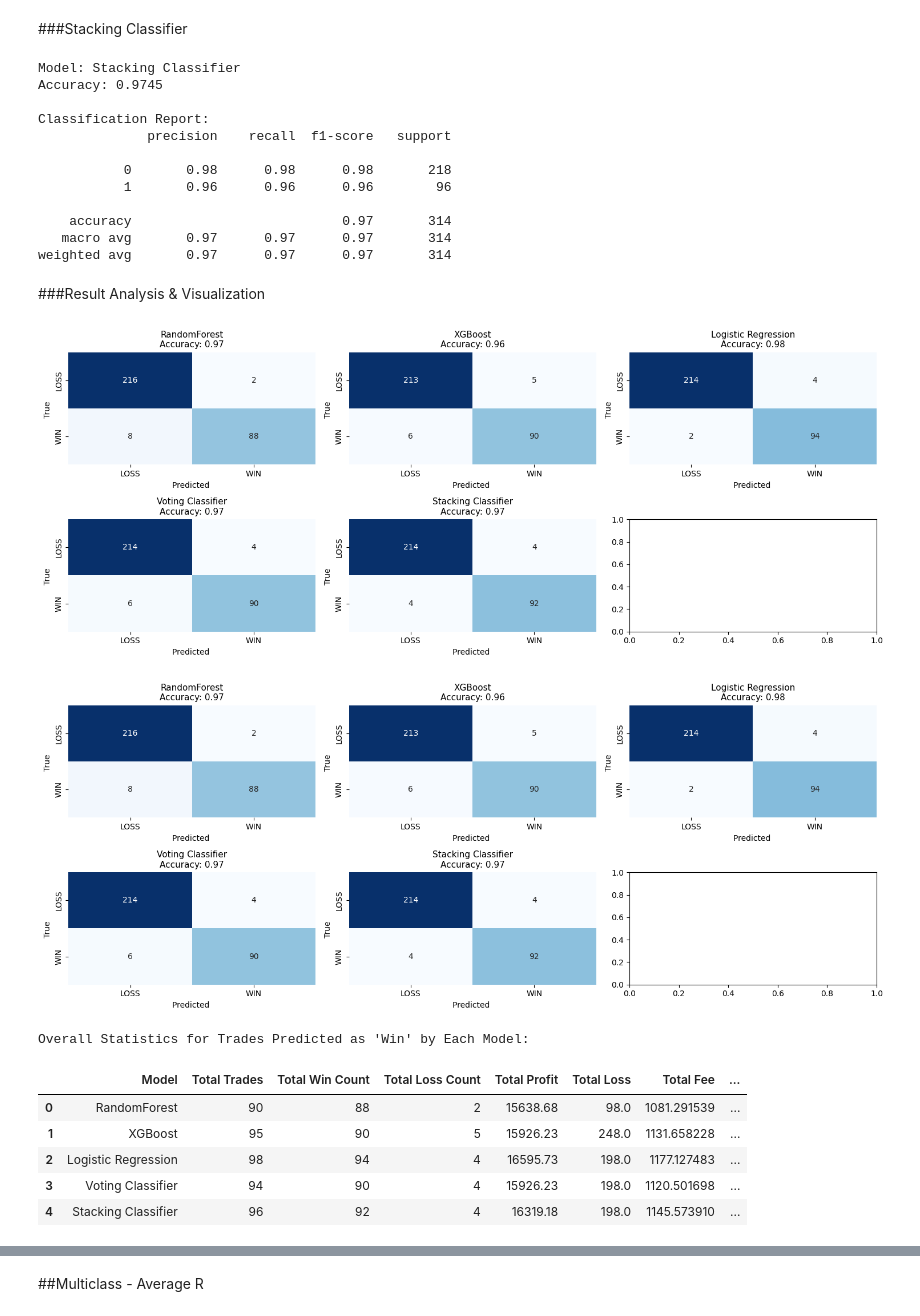
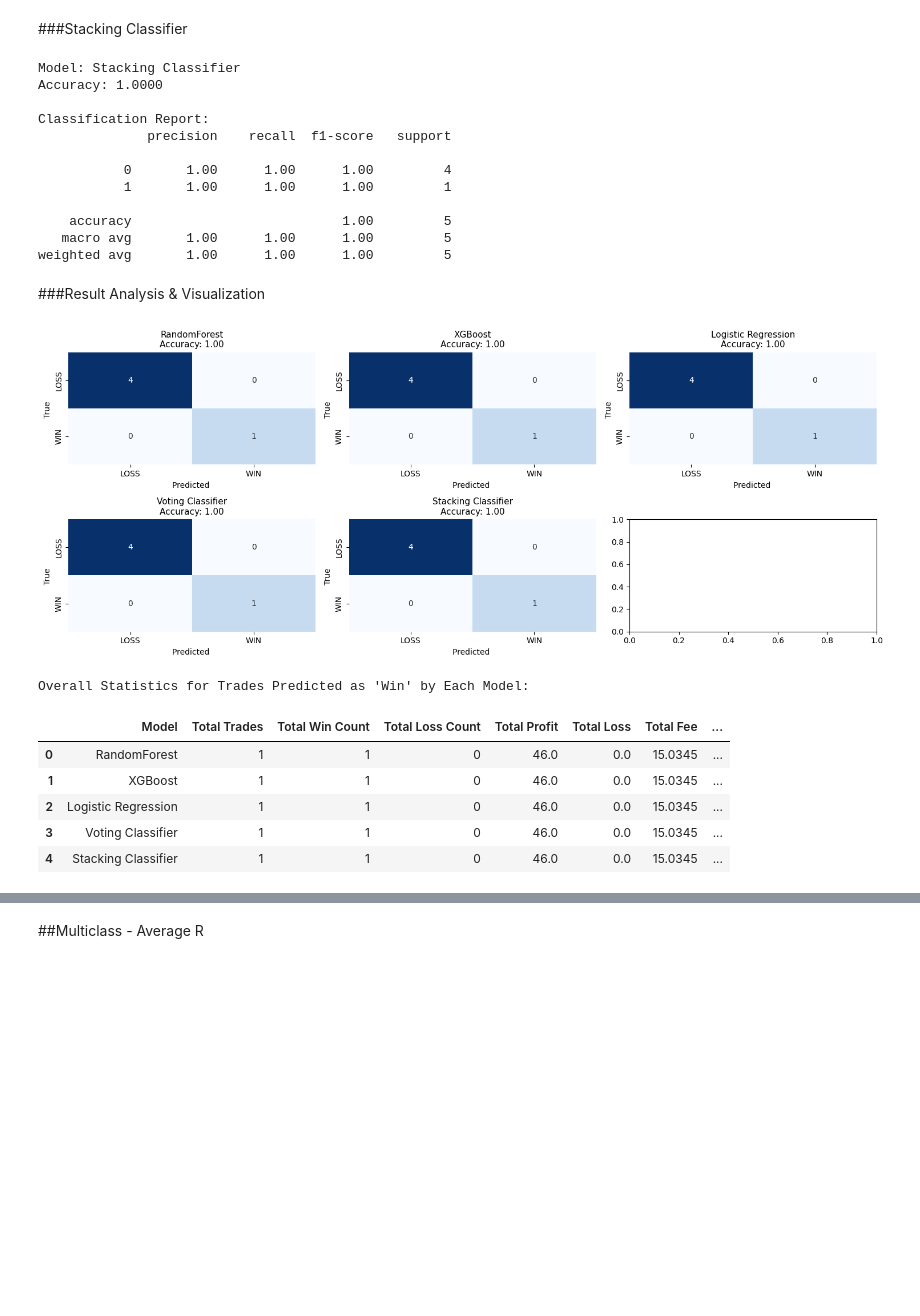
Before and after one commit to MIARD/SMC, a Jupyter notebook: SMC_ML.ipynb, the cells around one changed output, grey strips where cells are left out. Cells and saved outputs as stored; diff of their text form; code cells hidden in the pictures; blank space fills up the shorter version.

```diff
--- a/SMC_ML.ipynb
+++ b/SMC_ML.ipynb
@@ -462,7 +462,7 @@ def predict_trade_result(model, input_features_df, training_feature_cols):
 # %% [markdown]
 #Stats & Visualizations Functions
 # %%
-def plot_confusion_matrices_horizontal(y_true, predictions, model_names, ticks=['LOSS', 'WIN']):
+def plot_confusion_matrices_horizontal(y_true, predictions, model_names, ticks=['LOSS', 'WIN'], multi=False):
     num_models = len(predictions)
     if num_models == 0 or len(predictions) != len(model_names):
         print("Invalid input for plotting confusion matrices.")
@@ -478,7 +478,7 @@ def plot_confusion_matrices_horizontal(y_true, predictions, model_names, ticks=[
         if i == 3:
             r = 1
 
-        if len(ticks) > 2:
+        if multi == True:
             ticks_u = np.union1d(y_true, y_pred)
             p_txt = f"Missing: {np.setdiff1d(ticks, y_pred).tolist()}"
             t_txt = f"Missing: {np.setdiff1d(ticks, y_true).tolist()}"
@@ -769,8 +769,8 @@ def show_ptarget_feature(features, prediction_target):
 def split_data(features, prediction_target):
     # X contains the features, y contains the target variable
     # X_train_P, X_test_P, y_train, y_test = train_test_split(features, prediction_target, test_size=0.1, random_state=42, stratify=prediction_target['Result_R'])
-    X_train_P, X_test_P, y_train, y_test = train_test_split( features, prediction_target, test_size=0.1, shuffle=False)
-    # X_train_P, X_test_P, y_train, y_test = train_test_split( features, prediction_target, test_size=20, shuffle=False)
+    # X_train_P, X_test_P, y_train, y_test = train_test_split( features, prediction_target, test_size=0.1, shuffle=False)
+    X_train_P, X_test_P, y_train, y_test = train_test_split( features, prediction_target, test_size=5, shuffle=False)
 
     X_train = X_train_P.drop(columns=['R', 'Profit', 'Loss', 'Fee', 'Trade Duration (hours)','Profit/Loss'], errors='ignore')
     X_test = X_test_P.drop(columns=['R', 'Profit', 'Loss', 'Fee', 'Trade Duration (hours)','Profit/Loss'], errors='ignore')
@@ -1045,28 +1045,27 @@ S_model,y_pred_S, S_accuracy, S_class_report = S(X_train, X_test, y_train, y_tes
 show_model_result("Stacking Classifier", S_accuracy, S_class_report)
 # %% [output]
 Model: Stacking Classifier
-Accuracy: 0.9745
+Accuracy: 1.0000
 
 Classification Report:
               precision    recall  f1-score   support
 
-           0       0.98      0.98      0.98       218
-           1       0.96      0.96      0.96        96
+           0       1.00      1.00      1.00         4
+           1       1.00      1.00      1.00         1
 
-    accuracy                           0.97       314
-   macro avg       0.97      0.97      0.97       314
-weighted avg       0.97      0.97      0.97       314
+    accuracy                           1.00         5
+   macro avg       1.00      1.00      1.00         5
+weighted avg       1.00      1.00      1.00         5
 # %% [markdown]
 ###Result Analysis & Visualization
 # %%
 model_names = ['RandomForest', 'XGBoost', 'Logistic Regression', 'Voting Classifier', 'Stacking Classifier']
 
 regular_binary_predictions = [y_pred_RF, y_pred_XVG, y_pred_LR, y_pred_VC, y_pred_S]
 # Plot the confusion matrices horizontally
-plot_confusion_matrices_horizontal(y_test, regular_binary_predictions, model_names)
+regular_binary_confustion_matrix = plot_confusion_matrices_horizontal(y_test, regular_binary_predictions, model_names)
 # %% [output]
-[figure, old version]
+[figure, new version]
-[figure, removed]
 # %%
 regular_models = {
         'RandomForest': RF_model,
@@ -1084,11 +1083,11 @@ overall_stats_df
 # %% [output]
 Overall Statistics for Trades Predicted as 'Win' by Each Model:
 |  | Model | Total Trades | Total Win Count | Total Loss Count | Total Profit | Total Loss | Total Fee | ... |
-| 0 | RandomForest | 90 | 88 | 2 | 15638.68 | 98.0 | 1081.291539 | ... |
-| 1 | XGBoost | 95 | 90 | 5 | 15926.23 | 248.0 | 1131.658228 | ... |
-| 2 | Logistic Regression | 98 | 94 | 4 | 16595.73 | 198.0 | 1177.127483 | ... |
-| 3 | Voting Classifier | 94 | 90 | 4 | 15926.23 | 198.0 | 1120.501698 | ... |
-| 4 | Stacking Classifier | 96 | 92 | 4 | 16319.18 | 198.0 | 1145.573910 | ... |
+| 0 | RandomForest | 1 | 1 | 0 | 46.0 | 0.0 | 15.0345 | ... |
+| 1 | XGBoost | 1 | 1 | 0 | 46.0 | 0.0 | 15.0345 | ... |
+| 2 | Logistic Regression | 1 | 1 | 0 | 46.0 | 0.0 | 15.0345 | ... |
+| 3 | Voting Classifier | 1 | 1 | 0 | 46.0 | 0.0 | 15.0345 | ... |
+| 4 | Stacking Classifier | 1 | 1 | 0 | 46.0 | 0.0 | 15.0345 | ... |
 # %%
 time_input = "20:00"  #@param {type:"string"}
 date_input = "6/25/2025"  #@param {type:"string"}
```
Also changed, not shown: parts of 41 cells of this notebook.
